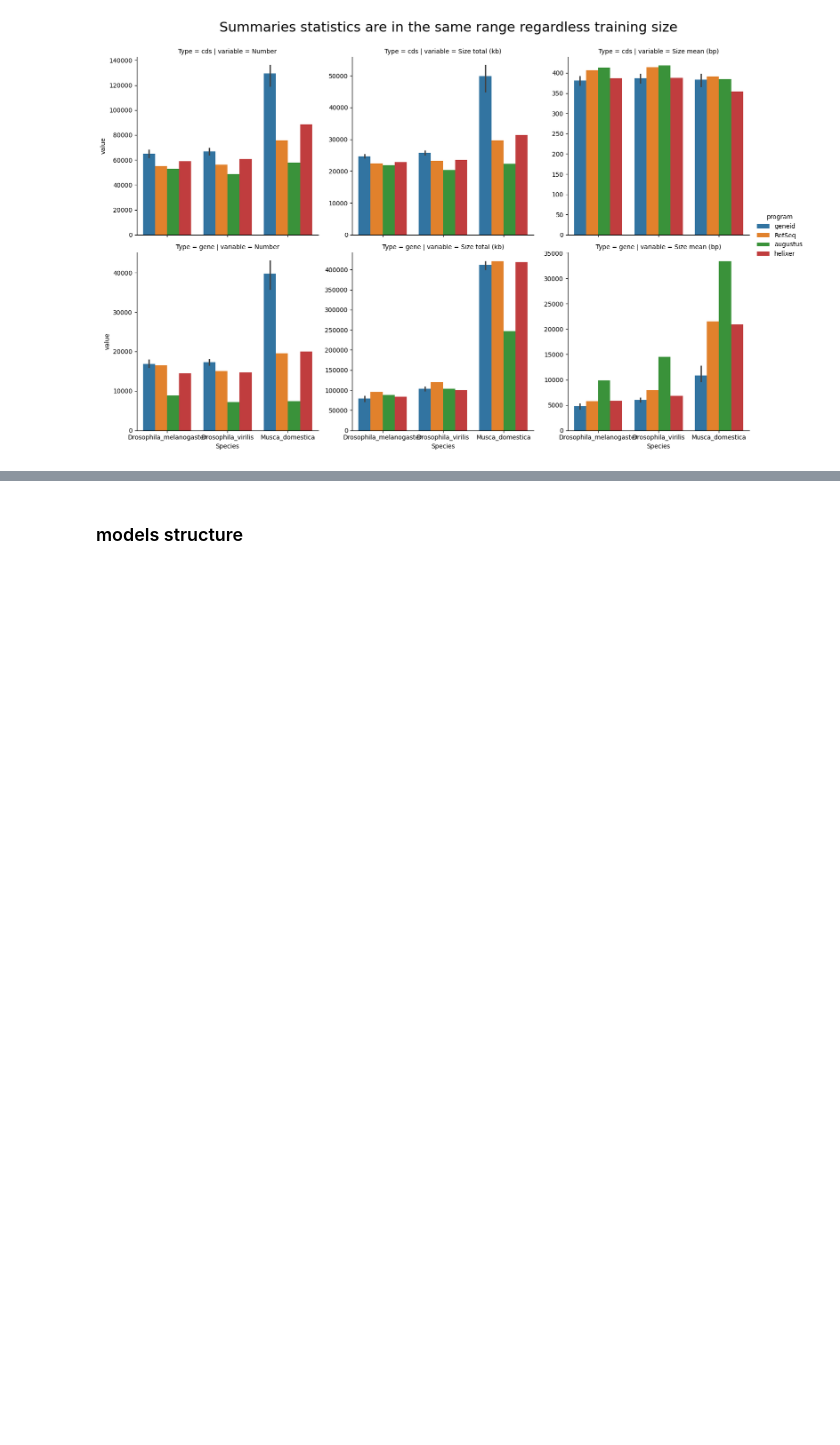
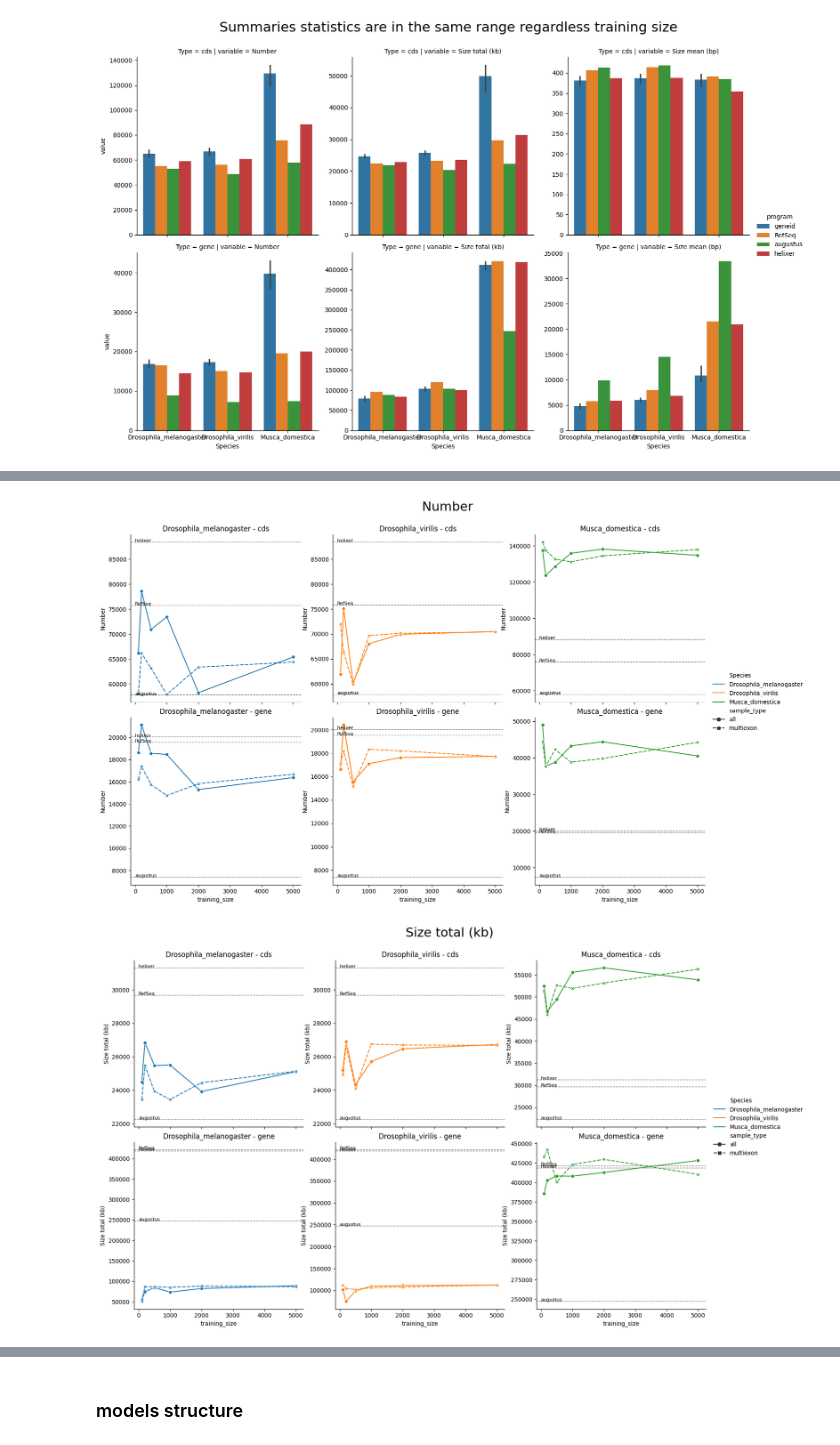
Before and after one commit to Janek21/geneid-training, a Jupyter notebook: notebooks/08_trainingset_titration.ipynb, the cells around one changed output, grey strips where cells are left out. Saved outputs shown, nothing was run; the diff lists cells and outputs as text; code cells hidden in the pictures; blank space fills up the shorter version.

```diff
--- a/notebooks/08_trainingset_titration.ipynb
+++ b/notebooks/08_trainingset_titration.ipynb
@@ -727,0 +761,30 @@ Text(0.5, 0.98, 'Summaries statistics are in the same range regardless training
+# %%
+for variable in melt_df.variable.unique():
+
+    a = sns.relplot(data = melt_df[melt_df.variable == variable],
+                x = pd.to_numeric(melt_df['training_size'], errors='coerce'),
+                y = 'value',
+                hue = 'Species',
+                style = 'sample_type',
+                row = 'Type',
+                col = 'Species',
+                kind = 'line',
+                markers=True,
+                facet_kws={'sharey': False, 'sharex': True})
+    a.fig.subplots_adjust(top=0.9)
+    a.fig.suptitle(f'{variable}', size = 22)
+
+    for (Type, Species), ax in a.axes_dict.items():
+        for program in ['RefSeq', 'helixer','augustus']:
+            ax.set_title(f'{Species} - {Type}')
+            ax.set_ylabel(variable)
+            vals = melt_df.loc[(melt_df['program'] == program) &
+                              (melt_df['Species'] == species) &
+                              (melt_df['Type'] == Type) &
+                              (melt_df['variable'] == variable), 'value']
+            median = vals.median()
+            ax.axhline(y=median, linestyle='--', linewidth=1, label = program, color = 'gray')
+            ax.text(0, median + 0.1, f'{program}', size = 8)
+# %% [output]
+[figure, added]
+[figure, added]
```
Also changed, not shown: parts of 5 cells of this notebook.
